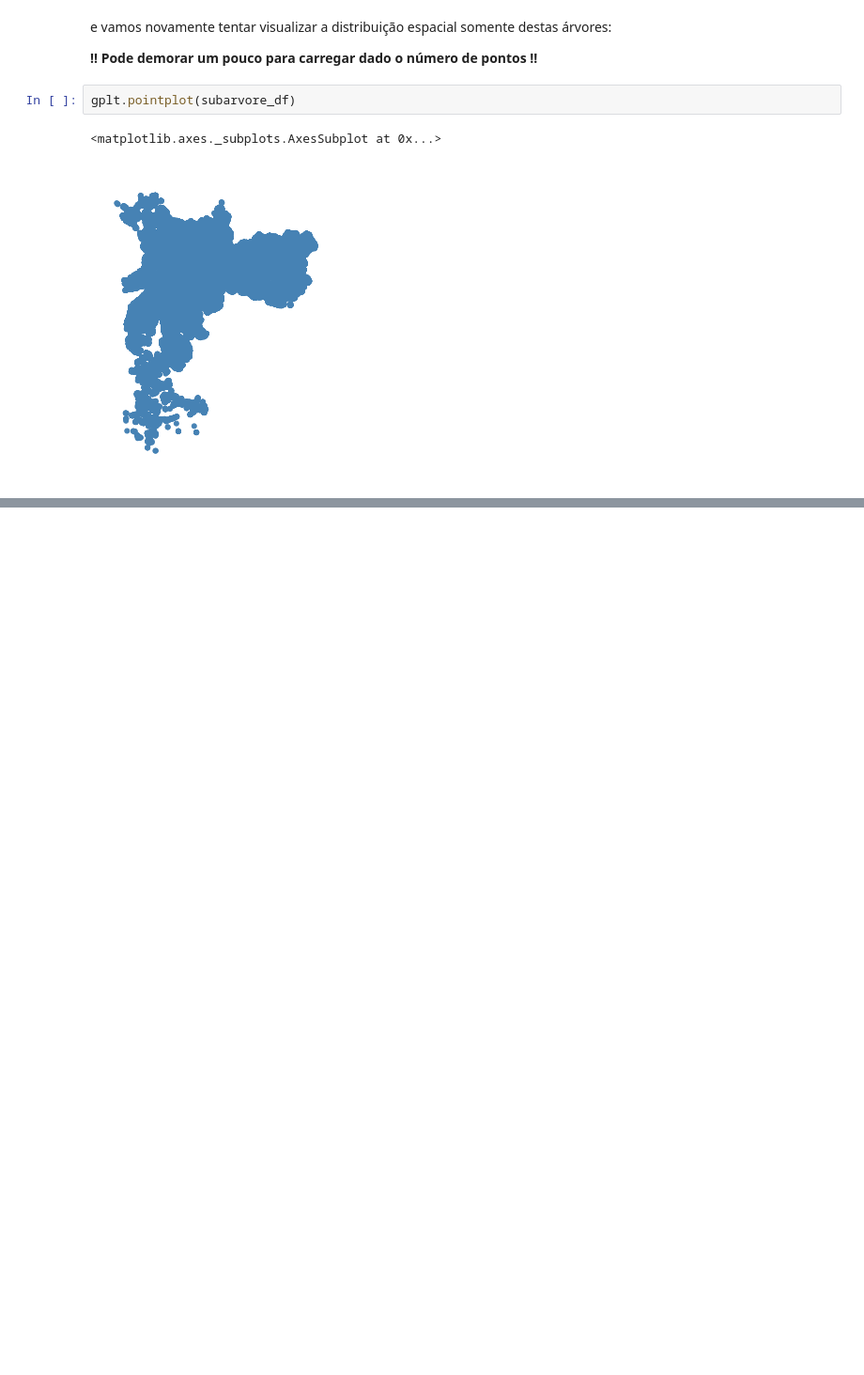
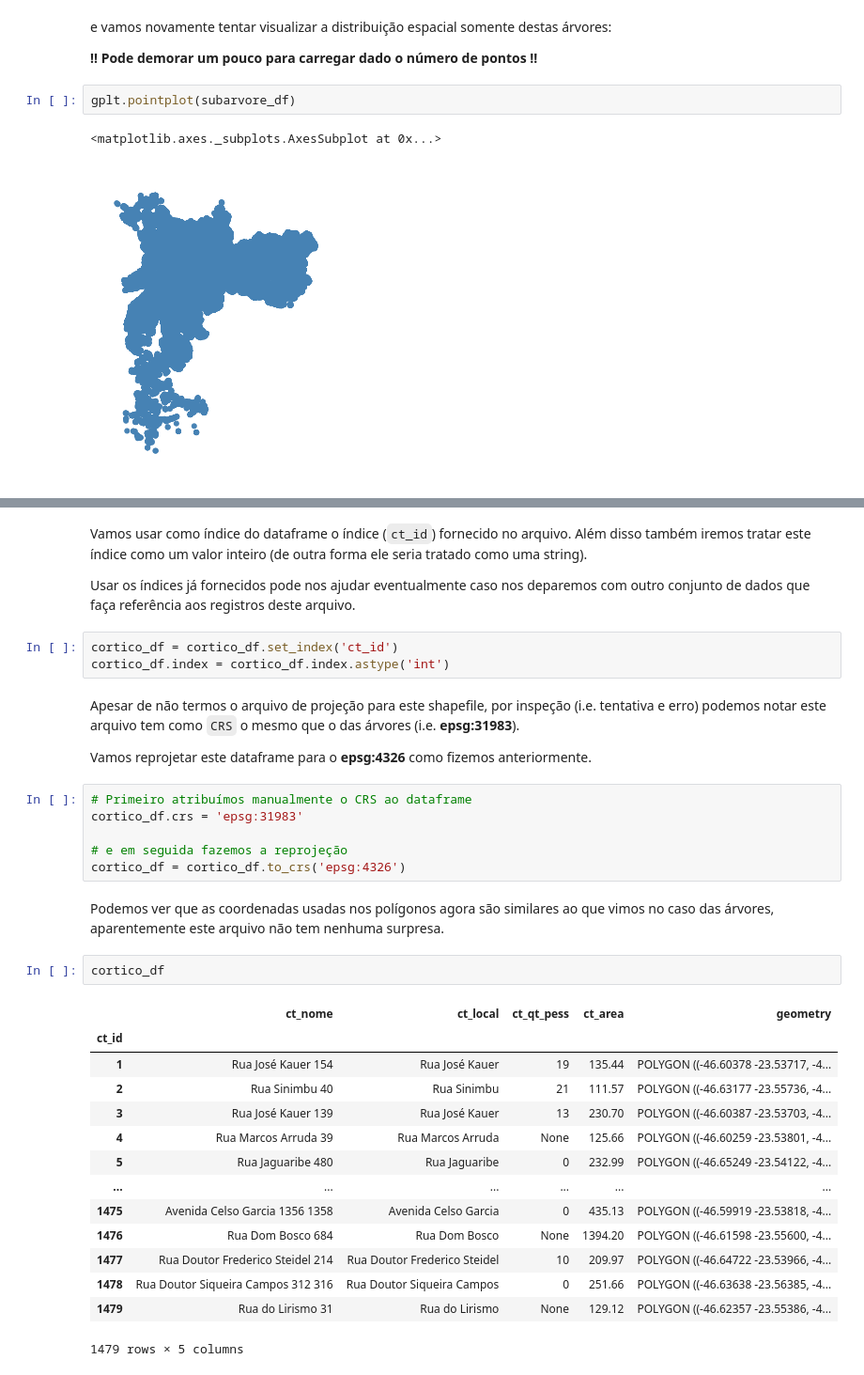
Before and after one commit to arturandre/tutorial_geosampa, a Jupyter notebook: habitacao_geosampa.ipynb, the cells around one changed output, grey strips where cells are left out. Shown at 94% size. Drawn from its saved outputs; the diff is of its cells as text; blank space fills up the shorter version.

```diff
--- a/habitacao_geosampa.ipynb
+++ b/habitacao_geosampa.ipynb
@@ -221,0 +217,36 @@ cortico
+# %% [markdown]
+Vamos usar como índice do dataframe o índice (`ct_id`) fornecido no arquivo. Além disso também iremos tratar este índice como um valor inteiro (de outra forma ele seria tratado como uma string).
+
+Usar os índices já fornecidos pode nos ajudar eventualmente caso nos deparemos com outro conjunto de dados que faça referência aos registros deste arquivo.
+# %%
+cortico_df = cortico_df.set_index('ct_id')
+cortico_df.index = cortico_df.index.astype('int')
+# %% [markdown]
+Apesar de não termos o arquivo de projeção para este shapefile, por inspeção (i.e. tentativa e erro) podemos notar este arquivo tem como `CRS` o mesmo que o das árvores (i.e. **epsg:31983**).
+
+Vamos reprojetar este dataframe para o **epsg:4326**  como fizemos anteriormente.
+# %%
+# Primeiro atribuímos manualmente o CRS ao dataframe
+cortico_df.crs = 'epsg:31983'
+
+# e em seguida fazemos a reprojeção
+cortico_df = cortico_df.to_crs('epsg:4326')
+# %% [markdown]
+Podemos ver que as coordenadas usadas nos polígonos agora são similares ao que vimos no caso das árvores, aparentemente este arquivo não tem nenhuma surpresa.
+# %%
+cortico_df
+# %% [output]
+|  | ct_nome | ct_local | ct_qt_pess | ct_area | geometry |
+| ct_id |  |  |  |  |  |
+| 1 | Rua José Kauer 154 | Rua José Kauer | 19 | 135.44 | POLYGON ((-46.60378 -23.53717, -4... |
+| 2 | Rua Sinimbu 40 | Rua Sinimbu | 21 | 111.57 | POLYGON ((-46.63177 -23.55736, -4... |
+| 3 | Rua José Kauer 139 | Rua José Kauer | 13 | 230.70 | POLYGON ((-46.60387 -23.53703, -4... |
+| 4 | Rua Marcos Arruda 39 | Rua Marcos Arruda | None | 125.66 | POLYGON ((-46.60259 -23.53801, -4... |
+| 5 | Rua Jaguaribe 480 | Rua Jaguaribe | 0 | 232.99 | POLYGON ((-46.65249 -23.54122, -4... |
+| ... | ... | ... | ... | ... | ... |
+| 1475 | Avenida Celso Garcia 1356 1358 | Avenida Celso Garcia | 0 | 435.13 | POLYGON ((-46.59919 -23.53818, -4... |
+| 1476 | Rua Dom Bosco 684 | Rua Dom Bosco | None | 1394.20 | POLYGON ((-46.61598 -23.55600, -4... |
+| 1477 | Rua Doutor Frederico Steidel 214 | Rua Doutor Frederico Steidel | 10 | 209.97 | POLYGON ((-46.64722 -23.53966, -4... |
+| 1478 | Rua Doutor Siqueira Campos 312 316 | Rua Doutor Siqueira Campos | 0 | 251.66 | POLYGON ((-46.63638 -23.56385, -4... |
+| 1479 | Rua do Lirismo 31 | Rua do Lirismo | None | 129.12 | POLYGON ((-46.62357 -23.55386, -4... |
+1479 rows × 5 columns
```
Also changed, not shown: parts of 24 cells of this notebook.
